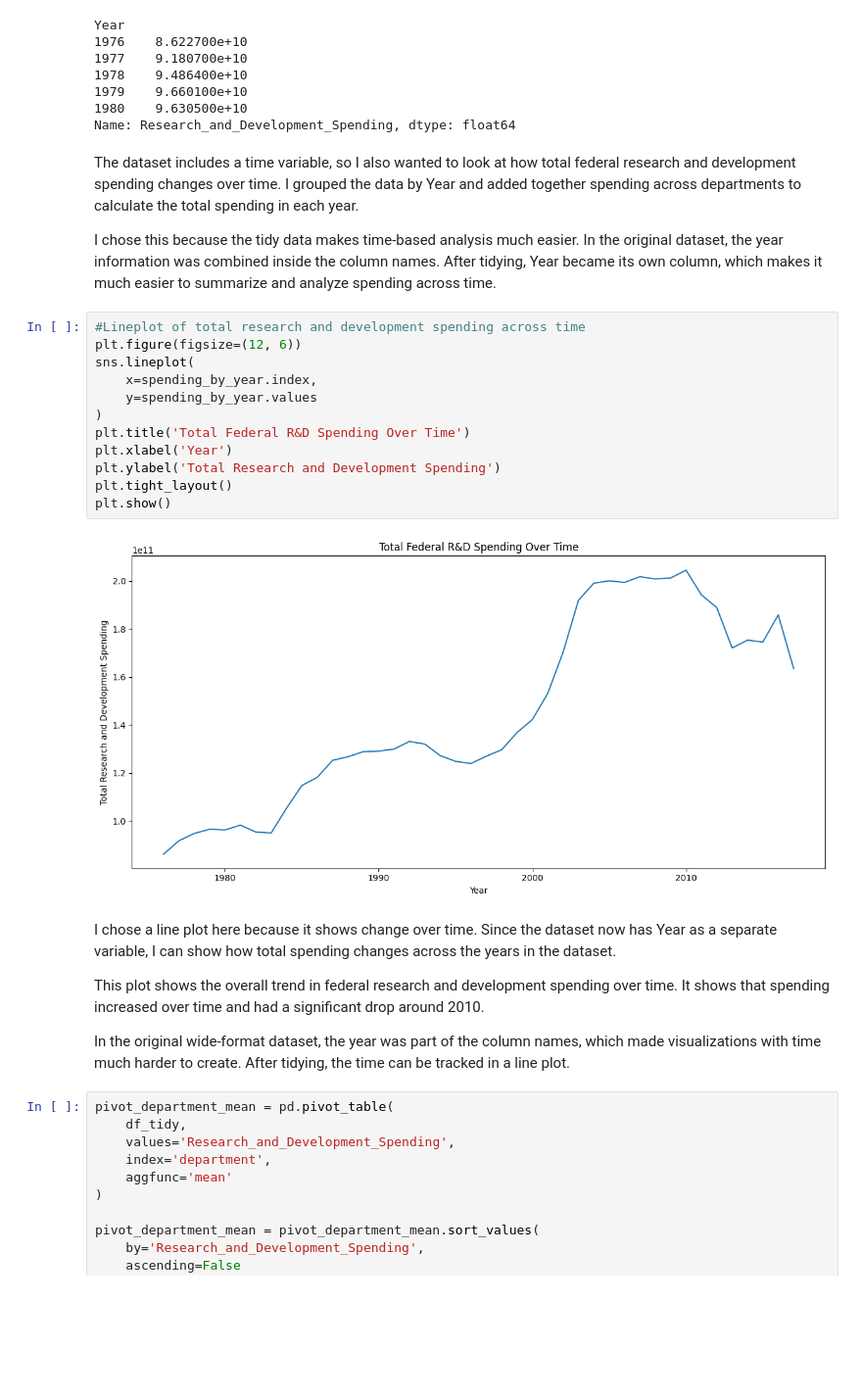
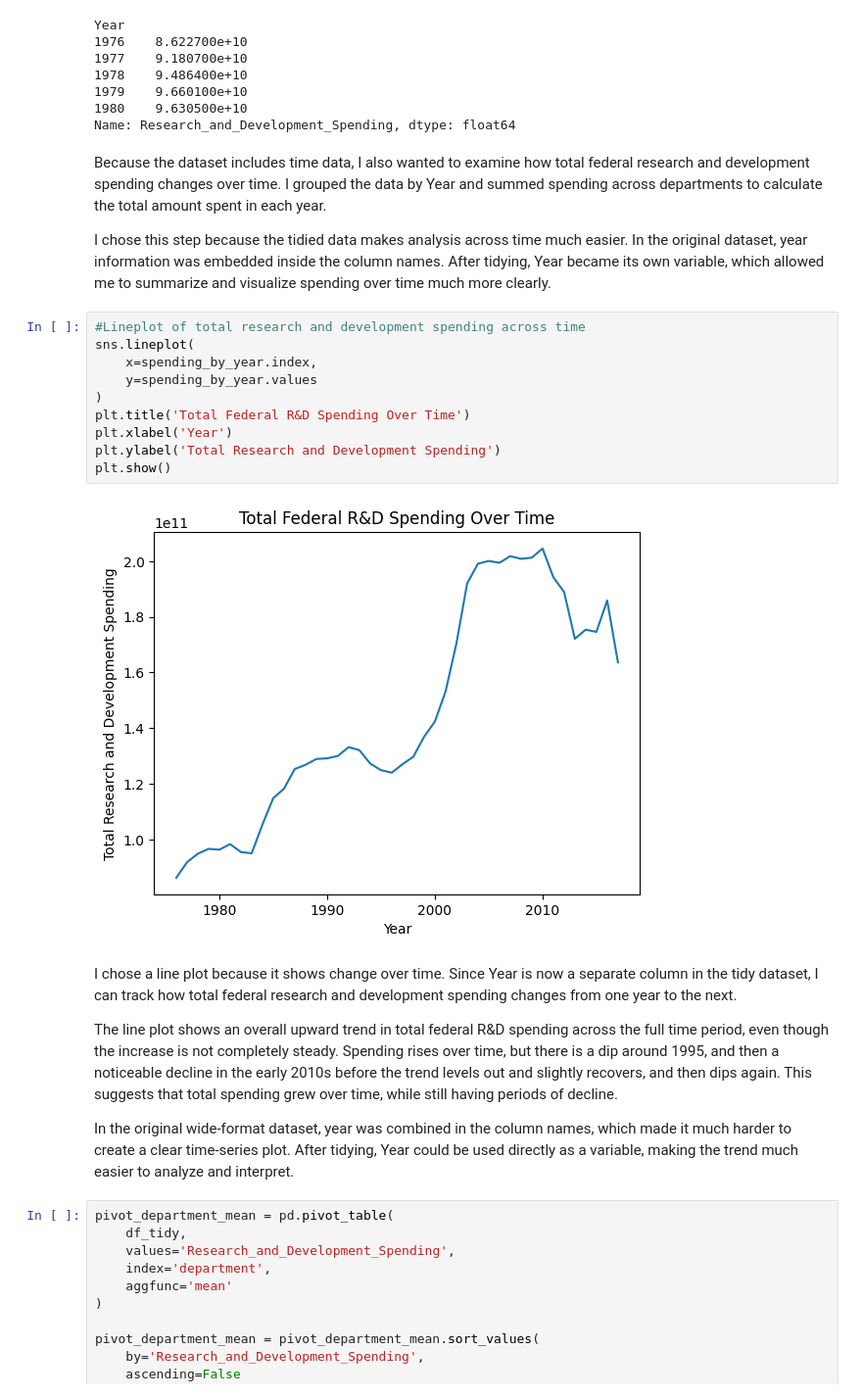
Before and after one commit to mbalabon/Balabon-Data-Science-Portfolio, a Jupyter notebook: TidyData-Project/TidyData.ipynb, the cells around one changed output. Shown at 98% size. Drawn from its saved outputs; the diff is of its cells as text; blank space fills up the shorter version.

```diff
--- a/TidyData-Project/TidyData.ipynb
+++ b/TidyData-Project/TidyData.ipynb
@@ -449,29 +443,27 @@ Year
 1980    9.630500e+10
 Name: Research_and_Development_Spending, dtype: float64
 # %% [markdown]
-The dataset includes a time variable, so I also wanted to look at how total federal research and development spending changes over time. I grouped the data by Year and added together spending across departments to calculate the total spending in each year.
+Because the dataset includes time data, I also wanted to examine how total federal research and development spending changes over time. I grouped the data by Year and summed spending across departments to calculate the total amount spent in each year.
 
-I chose this because the tidy data makes time-based analysis much easier. In the original dataset, the year information was combined inside the column names. After tidying, Year became its own column, which makes it much easier to summarize and analyze spending across time.
+I chose this step because the tidied data makes analysis across time much easier. In the original dataset, year information was embedded inside the column names. After tidying, Year became its own variable, which allowed me to summarize and visualize spending over time much more clearly.
 # %%
 #Lineplot of total research and development spending across time
-plt.figure(figsize=(12, 6))
 sns.lineplot(
     x=spending_by_year.index,
     y=spending_by_year.values
 )
 plt.title('Total Federal R&D Spending Over Time')
 plt.xlabel('Year')
 plt.ylabel('Total Research and Development Spending')
-plt.tight_layout()
 plt.show()
 # %% [output]
-[figure, old version]
+[figure, new version]
 # %% [markdown]
-I chose a line plot here because it shows change over time. Since the dataset now has Year as a separate variable, I can show how total spending changes across the years in the dataset.
+I chose a line plot because it shows change over time. Since Year is now a separate column in the tidy dataset, I can track how total federal research and development spending changes from one year to the next.
 
-This plot shows the overall trend in federal research and development spending over time. It shows that spending  increased over time and had a significant drop around 2010.
+The line plot shows an overall upward trend in total federal R&D spending across the full time period, even though the increase is not completely steady. Spending rises over time, but there is a dip around 1995, and then a noticeable decline in the early 2010s before the trend levels out and slightly recovers, and then dips again. This suggests that total spending grew over time, while still having periods of decline.
 
-In the original wide-format dataset, the year was part of the column names, which made visualizations with time much harder to create. After tidying, the time can be tracked in a line plot.
+In the original wide-format dataset, year was combined in the column names, which made it much harder to create a clear time-series plot. After tidying, Year could be used directly as a variable, making the trend much easier to analyze and interpret.
 # %%
 pivot_department_mean = pd.pivot_table(
     df_tidy,
```
Also changed, not shown: parts of 10 cells of this notebook.
